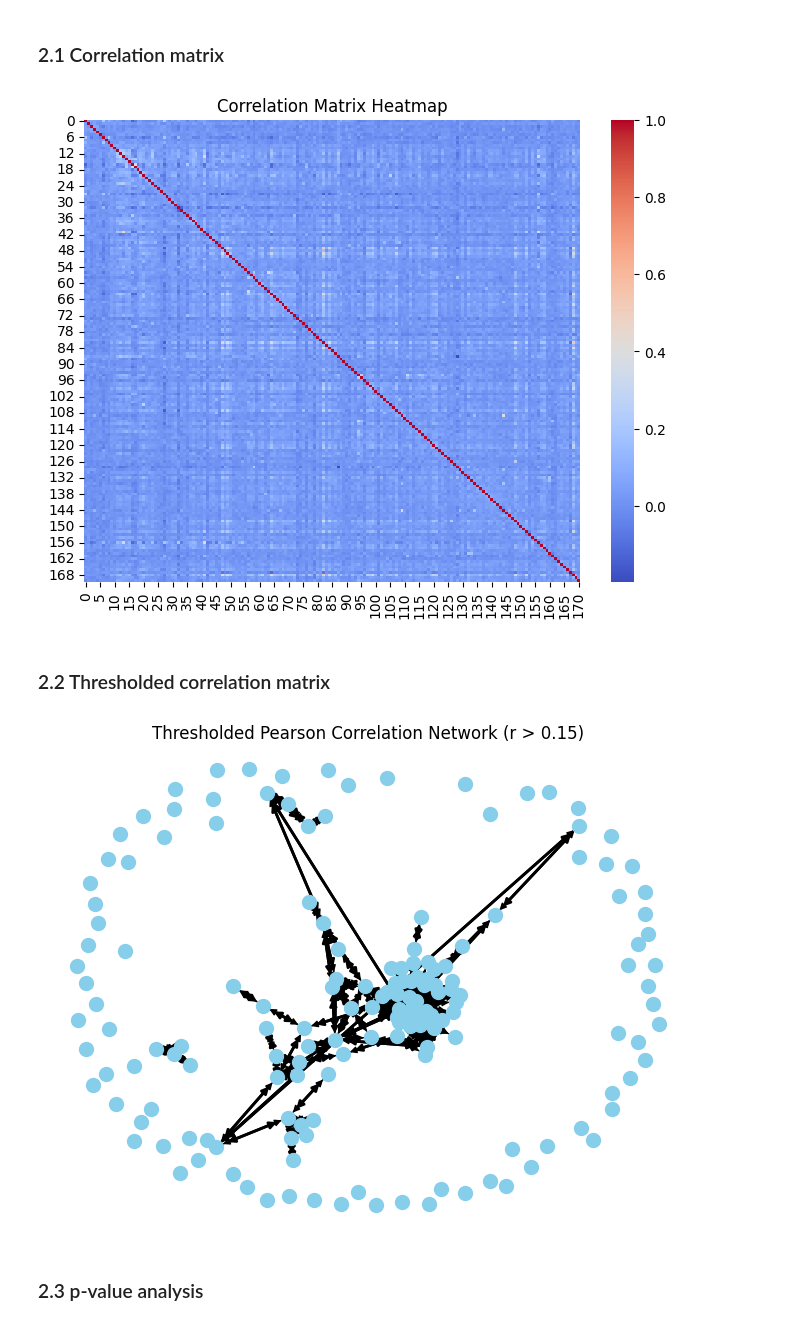
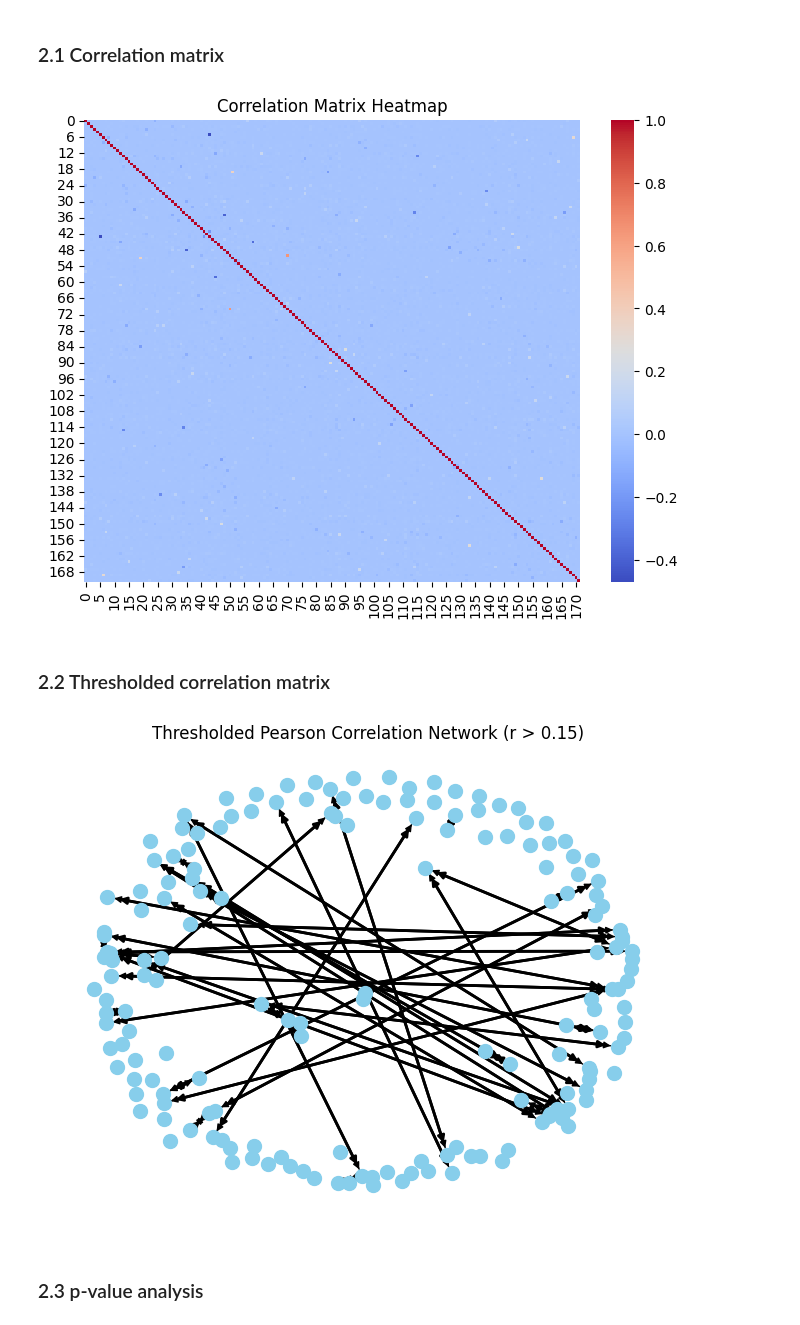
Before and after one commit to c-carolinel/jc, a Jupyter notebook: 1_preprocessing.ipynb, the cells around one changed output. Cells and saved outputs as stored; diff of their text form; code cells hidden in the pictures.

Commit message:
Relative change normalization and lower correlation threshold

```diff
--- a/1_preprocessing.ipynb
+++ b/1_preprocessing.ipynb
@@ -15,6 +15,6 @@ c:\Users\taoni\Documents\jc\venv\Scripts\python.exe
 # %% [markdown]
 ### Load data
 # %%
-data = np.genfromtxt("data.csv", delimiter=",", skip_header=1)
+data = np.genfromtxt("data.csv", delimiter=",")
 # %% [markdown]
 # 1 Data normalization
@@ -20,0 +41,26 @@ data = np.genfromtxt("data.csv", delimiter=",", skip_header=1)
+# %%
+# Relative change normalization (deltaF/F0)
+window_size = 300
+n_neurons, n_frames = data.shape
+
+norm_data = np.zeros_like(data, dtype=float)
+
+for i in range(n_neurons):
+# for i in range(1):
+    neuron = data[i]
+    for t in range(n_frames):
+        start = max(0, t - window_size)
+        if t == 0:
+            F0 = neuron[0]
+        else:
+            window = neuron[start:t]
+            if window.size <= 1:
+                F0 = neuron[0]
+            else:
+                median = np.percentile(window, 50)
+                lower_half = window[window < median]
+                F0 = np.mean(lower_half)
+        if F0 == 0:
+            F0 = 1e-6
+        norm_data[i, t] = (neuron[t] - F0) / F0
+    print(f"Neuron {i+1} normalized.")
@@ -21,10 +77,8 @@ data = np.genfromtxt("data.csv", delimiter=",", skip_header=1)
 # %%
-# Normalize calcium imaging intensities (z-score per neuron)
-mean = np.mean(data, axis=1, keepdims=True)
-std = np.std(data, axis=1, keepdims=True)
-
-norm_data = (data - mean)/std + 1
-# positive_data = norm_data + 1 # data must be positive for transfer entropy
+# Old z-score normalization
+# mean = np.mean(data, axis=1, keepdims=True)
+# std = np.std(data, axis=1, keepdims=True)
+# norm_data = (data - mean) / std + 1
 # %% [markdown]
 # 2 Pearson correlation
 # %% [markdown]
@@ -42,35 +96,35 @@ plt.show()
 # np.fill_diagonal(corr_matrix, -np.inf)
 # print(corr_matrix.max())
 # %% [output]
-[figure, old version]
+[figure, new version]
 # %% [markdown]
 ### 2.2 Thresholded correlation matrix
 # %%
 # Remove self-correlations
 np.fill_diagonal(corr_matrix, 0)
 
 # Threshold weak correlations
-threshold = 0.15
+threshold = 0.1
 corr_matrix[np.abs(corr_matrix) < threshold] = 0
 
 # Create undirected weighted graph
 G = nx.from_numpy_array(corr_matrix, create_using=nx.DiGraph)
 
 pos = nx.spring_layout(G, seed=42)
 
 nx.draw(G, pos,
         node_color='skyblue',
         node_size=100)
 
 nx.draw_networkx_edges(G, pos, width=2, edge_color='black')
 
 # edge_labels = nx.get_edge_attributes(G, 'weight')
 # nx.draw_networkx_edge_labels(G, pos) #, edge_labels=edge_labels)
 
 plt.title("Thresholded Pearson Correlation Network (r > 0.15)")
 plt.show()
 # %% [output]
-[figure, old version]
+[figure, new version]
 # %%
 nx.write_graphml(G, "neurons.graphml")
 # To read back: G = nx.read_graphml("my_graph.graphml")
```
Also changed, not shown: parts of 4 cells of this notebook, 2 other files.
